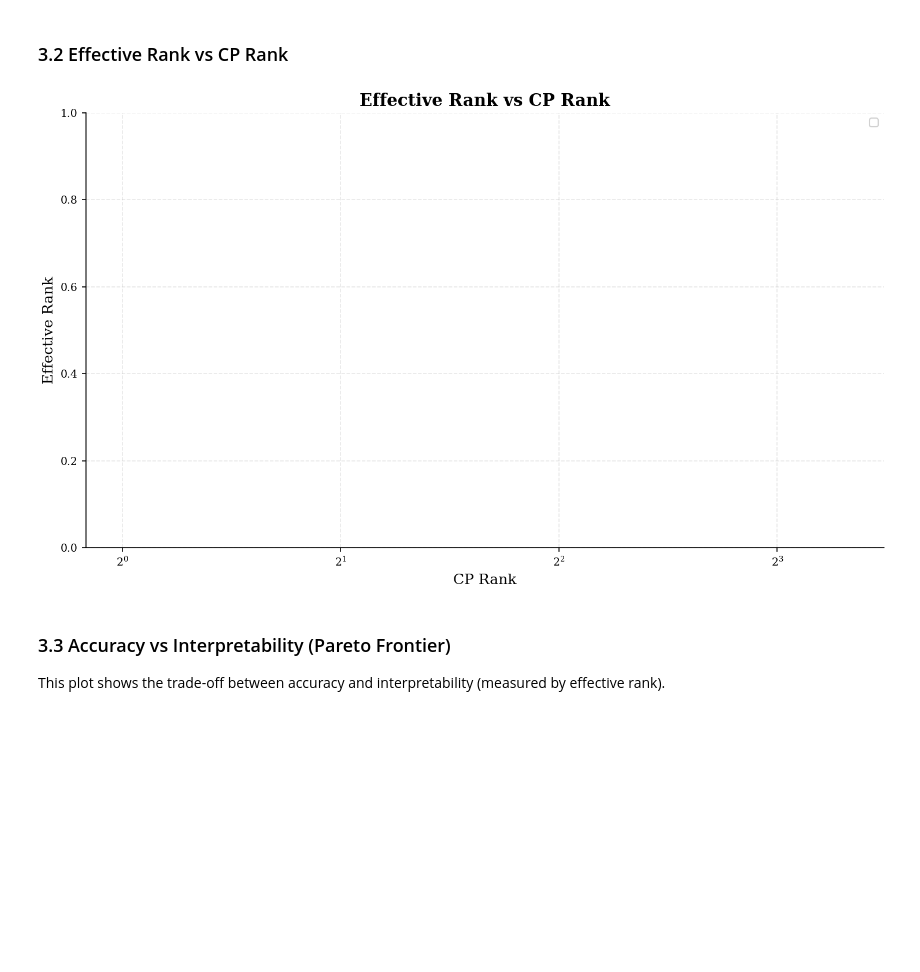
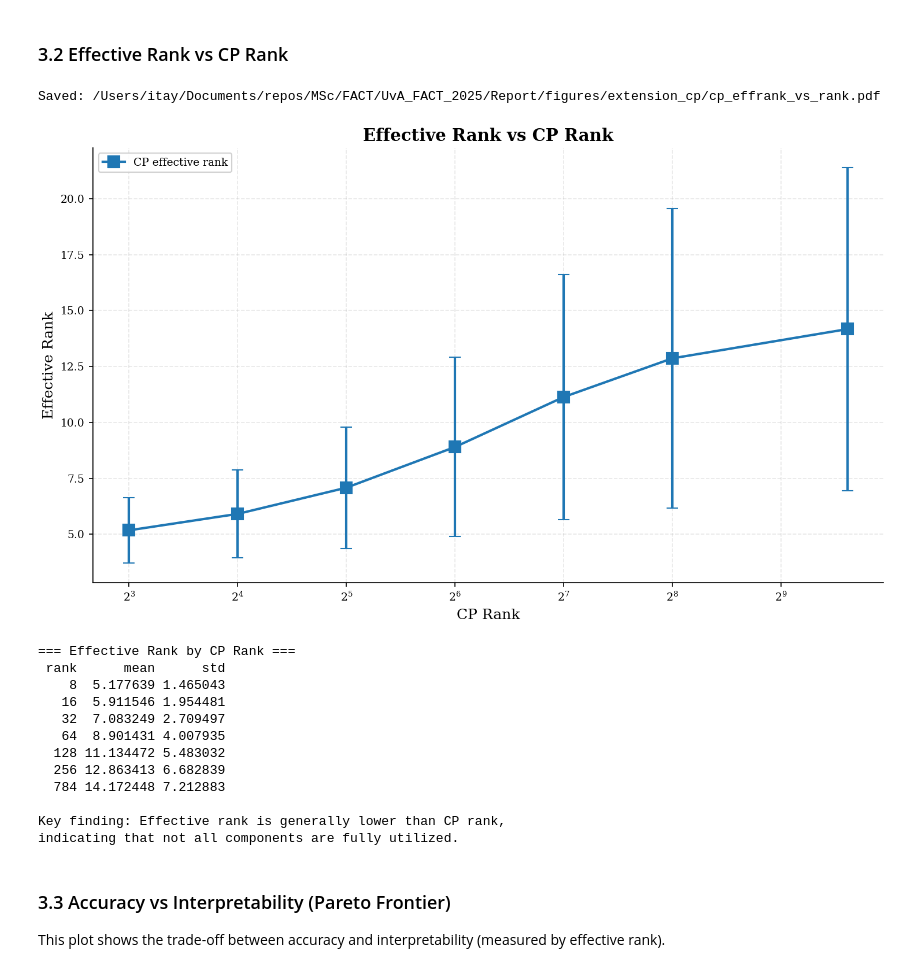
Before and after one commit to erlichon/UvA_FACT_2025, a Jupyter notebook: notebooks/03b_cp_extension.ipynb, the cells around one changed output. Cells and saved outputs as stored; diff of their text form; code cells hidden in the pictures; blank space fills up the shorter version.

```diff
--- a/notebooks/03b_cp_extension.ipynb
+++ b/notebooks/03b_cp_extension.ipynb
@@ -203,11 +258,45 @@ plt.show()
 # %% [markdown]
 ### 3.2 Effective Rank vs CP Rank
-# %%
-# Effective Rank vs CP Rank
-fig = plot_cp_effective_rank_vs_cp_rank(cp_df)
-plt.show()
-# %% [output]
-[figure, removed]
+# %%
+# Figure: Effective Rank vs CP Rank
+# Shows whether CP rank constraint translates to effective rank in learned representations
+# Plot effective rank vs CP rank (without ideal line for better visibility)
+import importlib
+import src.plot_utils.cp as cp_module
+importlib.reload(cp_module)
+from src.plot_utils.cp import plot_cp_effective_rank_vs_cp_rank
+
+fig = plot_cp_effective_rank_vs_cp_rank(cp_df, show_ideal_line=False)
+
+# Save to report figures
+save_path = EXTENSION_CP_FIGURES / "cp_effrank_vs_rank.pdf"
+fig.savefig(save_path, bbox_inches='tight', dpi=300)
+print(f"Saved: {save_path}")
+
+plt.show()
+
+# Print numerical summary
+print("\n=== Effective Rank by CP Rank ===")
+eff_summary = cp_df.groupby('rank')['effective_rank'].agg(['mean', 'std']).reset_index()
+print(eff_summary.to_string(index=False))
+
+print("\nKey finding: Effective rank is generally lower than CP rank,")
+print("indicating that not all components are fully utilized.")
+# %% [output]
+Saved: /Users/itay/Documents/repos/MSc/FACT/UvA_FACT_2025/Report/figures/extension_cp/cp_effrank_vs_rank.pdf
+[figure, added]
+=== Effective Rank by CP Rank ===
+ rank      mean      std
+    8  5.177639 1.465043
+   16  5.911546 1.954481
+   32  7.083249 2.709497
+   64  8.901431 4.007935
+  128 11.134472 5.483032
+  256 12.863413 6.682839
+  784 14.172448 7.212883
+
+Key finding: Effective rank is generally lower than CP rank,
+indicating that not all components are fully utilized.
 # %% [markdown]
 ### 3.3 Accuracy vs Interpretability (Pareto Frontier)
 
```
Also changed, not shown: parts of 12 cells of this notebook.
